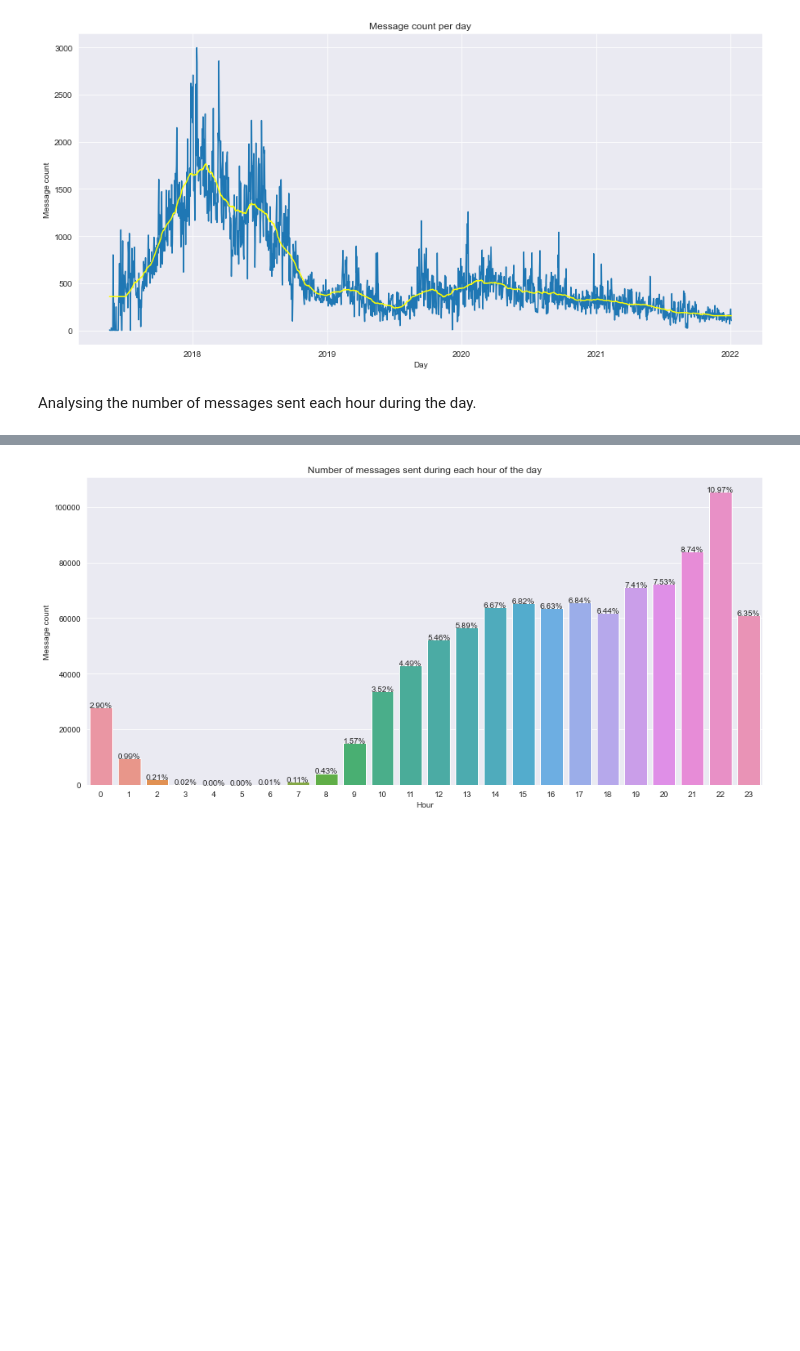
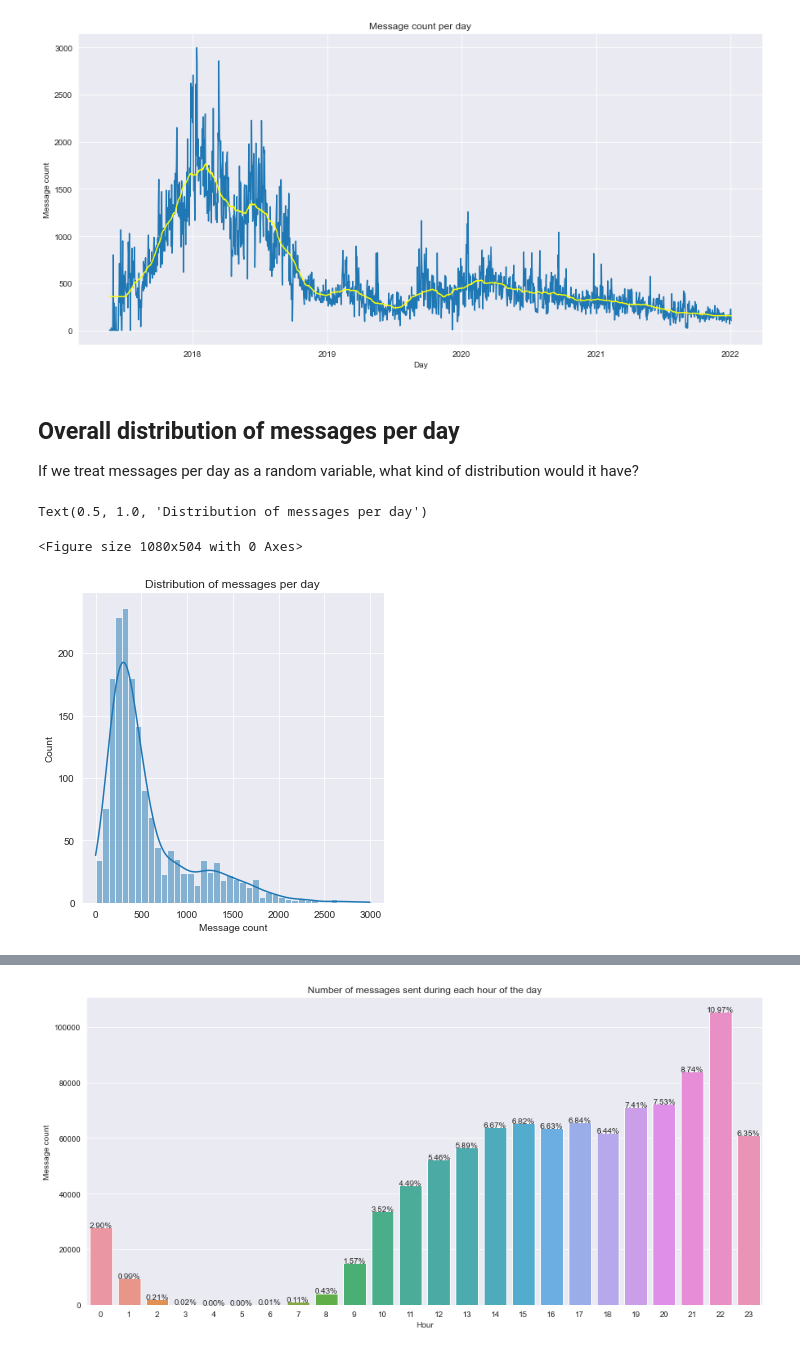
Before and after one commit to ksimicevic/discord-message-analyzer, a Jupyter notebook: discord-analyzer.ipynb, the cells around one changed output, grey strips where cells are left out. Saved outputs shown, nothing was run; the diff lists cells and outputs as text; code cells hidden in the pictures; blank space fills up the shorter version.

```diff
--- a/discord-analyzer.ipynb
+++ b/discord-analyzer.ipynb
@@ -101,16 +102,26 @@ basic_info_df
 ### Message count analysis
 Analysing the number of messages sent per day.
 Since the dataset is quite big, I'll also plot the regression line to get the better idea of the data.
+# %%
+def get_messages_per_day(_df: pd.DataFrame) -> pd.DataFrame:
+    """
+    Creates and returns a new dataframe with information how many messages were sent every day since beginning of messages in original dataframe until the last day in the dataset. It includes the days when no conversation took place.
+    :param _df: "raw" dataframe containing all messages
+    :return: dataframe consisting of two columns: Day and Message count for that day
+    """
+    val_cnts = _df['Date'].value_counts()
+    ret = pd.DataFrame(val_cnts).reset_index()
+    ret.rename(columns={'index': 'Day', 'Date': 'Message count'}, inplace=True)
+    missing_days = pd.date_range(start=ret['Day'].min(), end=ret['Day'].max())\
+        .difference(ret['Day']).values
+    ret = pd.concat(
+        [ret,
+         pd.DataFrame(data=[[pd.to_datetime(day).date(), 0] for day in missing_days], columns=['Day', 'Message count'])],
+        ignore_index=True)
+    ret.sort_values(by='Day', inplace=True)
+    return ret
 # %%
-msgs_per_day = pd.DataFrame(msgs_per_day).reset_index()
-msgs_per_day.rename(columns={'index': 'Day', 'Date': 'Message count'}, inplace=True)
-missing_days = pd.date_range(start=msgs_per_day['Day'].min(), end=msgs_per_day['Day'].max()).difference(
-    msgs_per_day['Day']).values
-msgs_per_day = pd.concat(
-    [msgs_per_day,
-     pd.DataFrame(data=[[pd.to_datetime(day).date(), 0] for day in missing_days], columns=['Day', 'Message count'])],
-    ignore_index=True)
-msgs_per_day.sort_values(by='Day', inplace=True)
+msgs_per_day = get_messages_per_day(df)
 
 plt.figure(figsize=(15, 7))
 sns.lineplot('Day', 'Message count', data=msgs_per_day).set_title('Message count per day')
@@ -128,5 +139,15 @@ sns.lineplot(msgs_per_day['Day'], predited, color='yellow')
 # %% [output]
 <AxesSubplot:title={'center':'Message count per day'}, xlabel='Day', ylabel='Message count'>
 [figure]
-# %% [markdown]
-Analysing the number of messages sent each hour during the day.
+# %% [markdown]
+## Overall distribution of messages per day
+
+If we treat messages per day as a random variable, what kind of distribution would it have?
+# %%
+plt.figure(figsize=(15, 7))
+sns.displot(data=msgs_per_day, x='Message count', kde=True)
+plt.title("Distribution of messages per day")
+# %% [output]
+Text(0.5, 1.0, 'Distribution of messages per day')
+<Figure size 1080x504 with 0 Axes>
+[figure, added]
```
Also changed, not shown: parts of 28 cells of this notebook.
